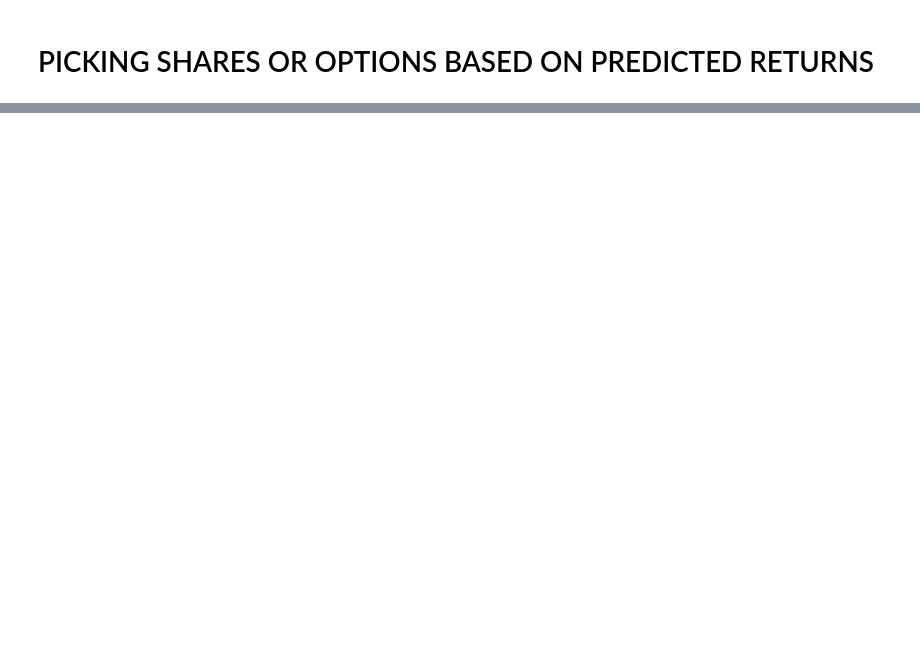
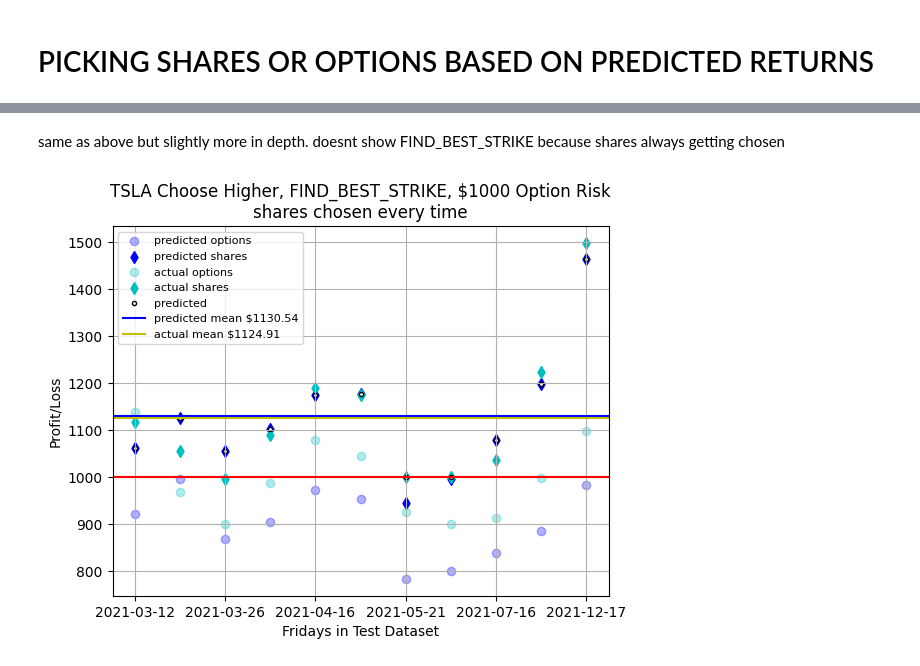
Before and after one commit to schuywalker/LSTM_Stock_and_Option_Prices, a Jupyter notebook: options_DF_builder.ipynb, the cells around one changed output, grey strips where cells are left out. Saved outputs shown, nothing was run; the diff lists cells and outputs as text; code cells hidden in the pictures; blank space fills up the shorter version.

```diff
--- a/options_DF_builder.ipynb
+++ b/options_DF_builder.ipynb
@@ -251,0 +271,23 @@ choose_higher_predicted
+# %% [markdown]
+same as above but slightly more in depth. doesnt show FIND_BEST_STRIKE because shares always getting chosen
+# %%
+plt.scatter(pred_dates, predicted_PnL_options, label='predicted options', color='b', marker='o', alpha=.3)
+plt.scatter(pred_dates, predicted_PnL_shares, label='predicted shares', color='b', marker='d', )
+plt.scatter(pred_dates, optionPnL, label='actual options', color='c', marker='o', alpha=.3)
+plt.scatter(pred_dates, sharePnL, label='actual shares', color='c', marker='d')
+plt.scatter(pred_dates, choose_higher_predicted, label='predicted', edgecolors='black', color='white', s=9)
+# plt.scatter(pred_dates, choose_higher_actual, label='actual', color='y', s=10)
+plt.title(f'{ticker} Choose Higher, FIND_BEST_STRIKE, ${risk} Option Risk\nshares chosen every time')
+plt.xticks(range(0,len(choose_higher_actual), len(choose_higher_actual)//4))
+ylabel = plt.ylabel('Profit/Loss')
+xLabel = plt.xlabel('Fridays in Test Dataset')
+predicted_mean = round((np.mean(choose_higher_predicted)),2)
+actual_mean =round(( np.mean(choose_higher_actual)),2)
+plt.axhline(y=predicted_mean, color='b', linestyle='-', label=f'predicted mean ${predicted_mean}')
+plt.axhline(y=actual_mean, color='y', linestyle='-', label = f'actual mean ${actual_mean}')
+plt.axhline(y=1000, color='r', linestyle='-')
+# plt.legend()
+plt.legend( fontsize= "8", loc="upper left",)
+plt.grid(True)
+# %% [output]
+[figure, added]
```
Also changed, not shown: parts of 15 cells of this notebook, 3 other files.
